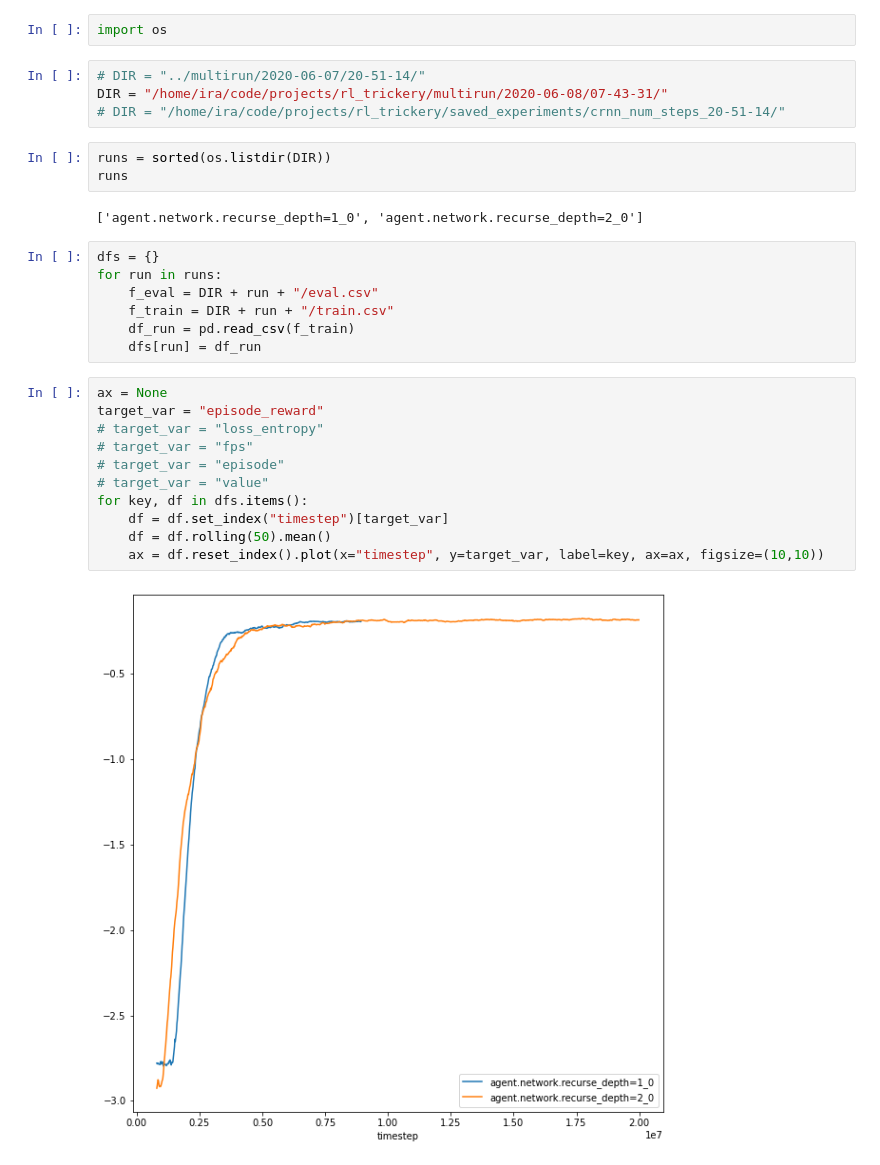
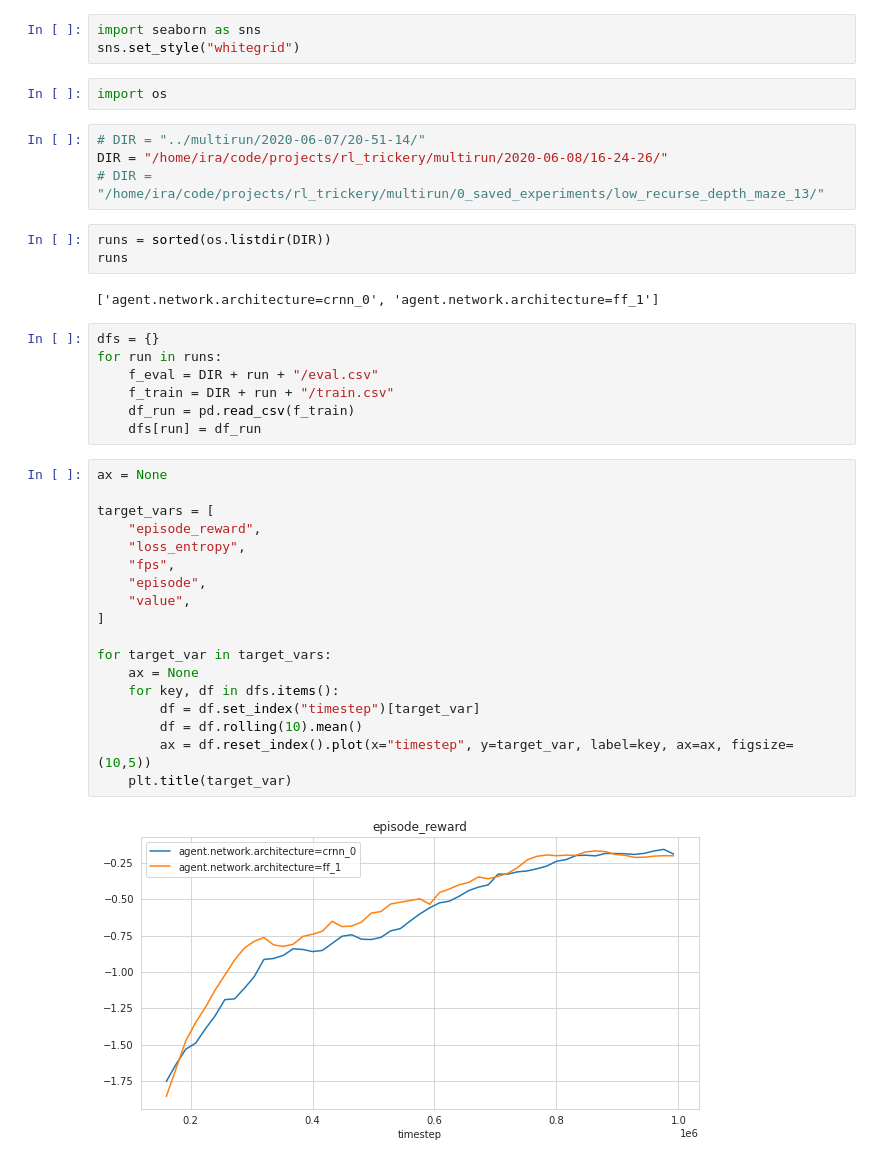
Before and after one commit to mandrecki/rl_trickery, a Jupyter notebook: notebooks/multirun_analyse.ipynb, the cells around one changed output. Cells and saved outputs as stored; diff of their text form.

```diff
--- a/notebooks/multirun_analyse.ipynb
+++ b/notebooks/multirun_analyse.ipynb
@@ -7,14 +5,17 @@ import yaml
+# %%
+import seaborn as sns
+sns.set_style("whitegrid")
 # %%
 import os
 # %%
 # DIR = "../multirun/2020-06-07/20-51-14/"
-DIR = "/home/ira/code/projects/rl_trickery/multirun/2020-06-08/07-43-31/"
-# DIR = "/home/ira/code/projects/rl_trickery/saved_experiments/crnn_num_steps_20-51-14/"
+DIR = "/home/ira/code/projects/rl_trickery/multirun/2020-06-08/16-24-26/"
+# DIR = "/home/ira/code/projects/rl_trickery/multirun/0_saved_experiments/low_recurse_depth_maze_13/"
 # %%
 runs = sorted(os.listdir(DIR))
 runs
 # %% [output]
-['agent.network.recurse_depth=1_0', 'agent.network.recurse_depth=2_0']
+['agent.network.architecture=crnn_0', 'agent.network.architecture=ff_1']
 # %%
 dfs = {}
 for run in runs:
@@ -24,14 +25,21 @@ for run in runs:
     dfs[run] = df_run
 # %%
 ax = None
-target_var = "episode_reward"
-# target_var = "loss_entropy"
-# target_var = "fps"
-# target_var = "episode"
-# target_var = "value"
-for key, df in dfs.items():
-    df = df.set_index("timestep")[target_var]
-    df = df.rolling(50).mean()
-    ax = df.reset_index().plot(x="timestep", y=target_var, label=key, ax=ax, figsize=(10,10))
+
+target_vars = [
+    "episode_reward",
+    "loss_entropy",
+    "fps",
+    "episode",
+    "value",
+]
+
+for target_var in target_vars:
+    ax = None
+    for key, df in dfs.items():
+        df = df.set_index("timestep")[target_var]
+        df = df.rolling(10).mean()
+        ax = df.reset_index().plot(x="timestep", y=target_var, label=key, ax=ax, figsize=(10,5))
+    plt.title(target_var)
 # %% [output]
-[figure, old version]
+[figure, new version]
```
Also changed, not shown: parts of 2 cells of this notebook, 5 other files.
